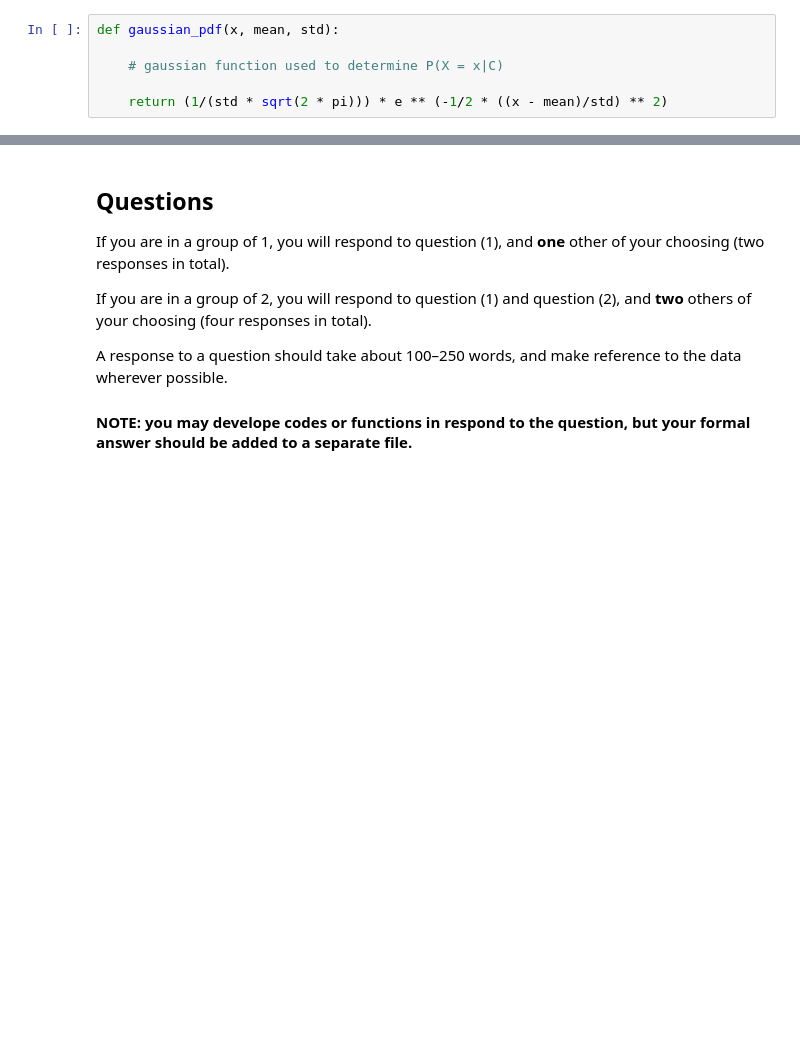
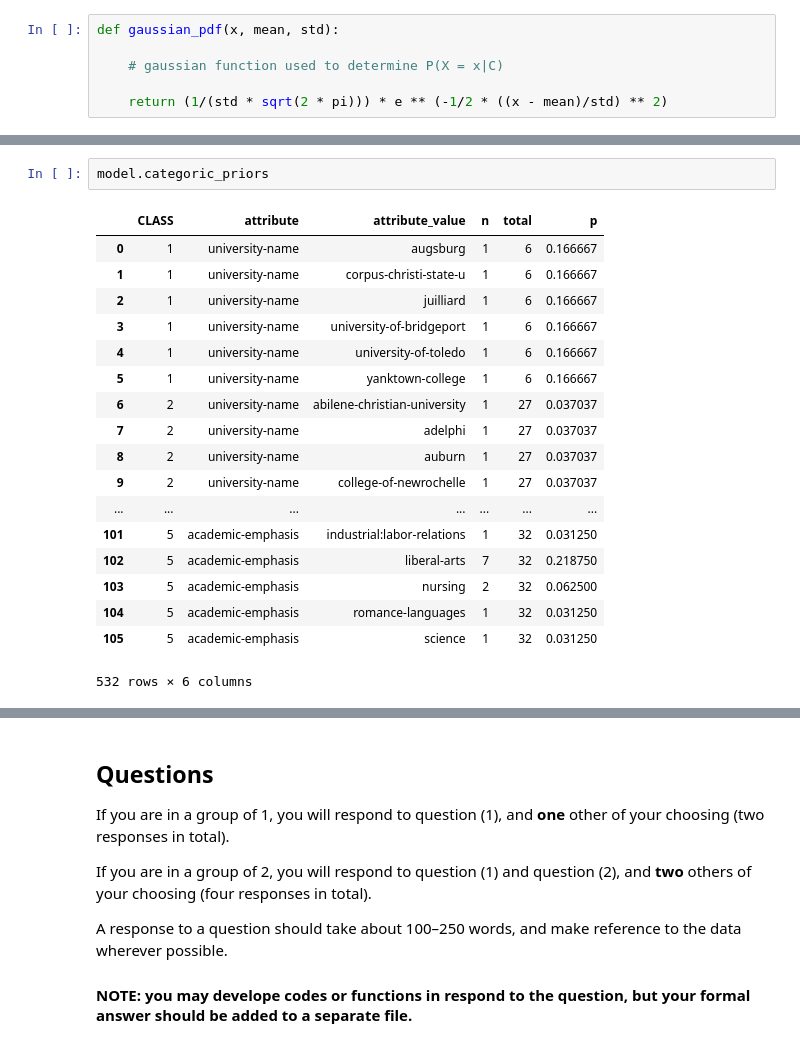
Before and after one commit to wisdomleck/Machine_Learning_A1, a Jupyter notebook: Assignment_1_Michael.ipynb, the cells around one changed output, grey strips where cells are left out. Cells and saved outputs as stored; diff of their text form; blank space fills up the shorter version.

```diff
--- a/Assignment_1_Michael.ipynb
+++ b/Assignment_1_Michael.ipynb
@@ -655,0 +621,21 @@ def evaluate():
+# %%
+model.categoric_priors
+# %% [output]
+|  | CLASS | attribute | attribute_value | n | total | p |
+| 0 | 1 | university-name | augsburg | 1 | 6 | 0.166667 |
+| 1 | 1 | university-name | corpus-christi-state-u | 1 | 6 | 0.166667 |
+| 2 | 1 | university-name | juilliard | 1 | 6 | 0.166667 |
+| 3 | 1 | university-name | university-of-bridgeport | 1 | 6 | 0.166667 |
+| 4 | 1 | university-name | university-of-toledo | 1 | 6 | 0.166667 |
+| 5 | 1 | university-name | yanktown-college | 1 | 6 | 0.166667 |
+| 6 | 2 | university-name | abilene-christian-university | 1 | 27 | 0.037037 |
+| 7 | 2 | university-name | adelphi | 1 | 27 | 0.037037 |
+| 8 | 2 | university-name | auburn | 1 | 27 | 0.037037 |
+| 9 | 2 | university-name | college-of-newrochelle | 1 | 27 | 0.037037 |
+| ... | ... | ... | ... | ... | ... | ... |
+| 101 | 5 | academic-emphasis | industrial:labor-relations | 1 | 32 | 0.031250 |
+| 102 | 5 | academic-emphasis | liberal-arts | 7 | 32 | 0.218750 |
+| 103 | 5 | academic-emphasis | nursing | 2 | 32 | 0.062500 |
+| 104 | 5 | academic-emphasis | romance-languages | 1 | 32 | 0.031250 |
+| 105 | 5 | academic-emphasis | science | 1 | 32 | 0.031250 |
+532 rows × 6 columns
```
Also changed, not shown: parts of 52 cells of this notebook.
